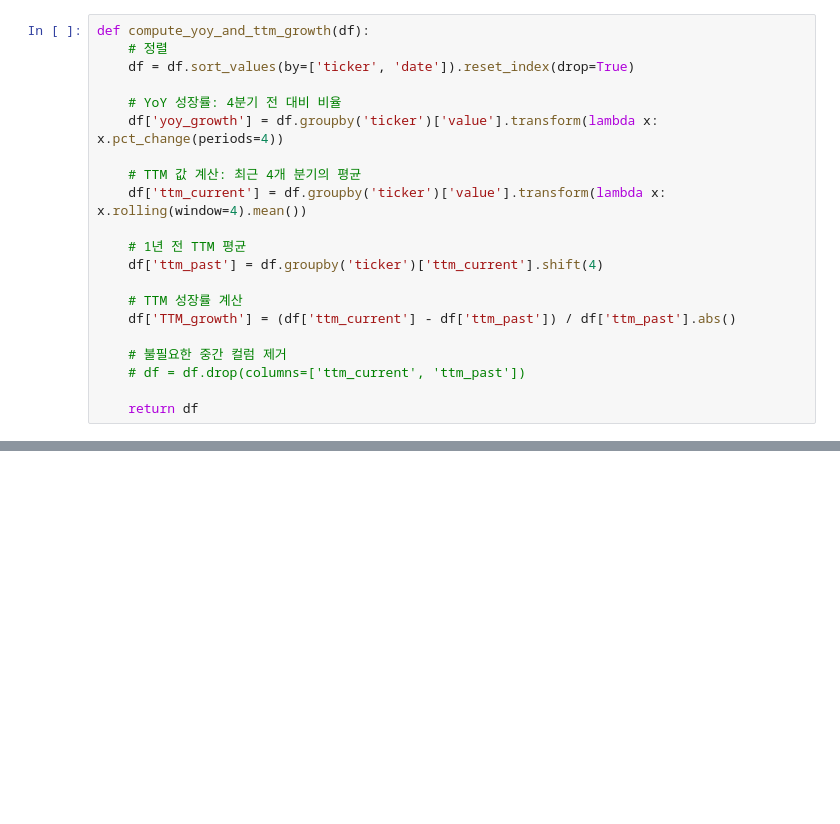
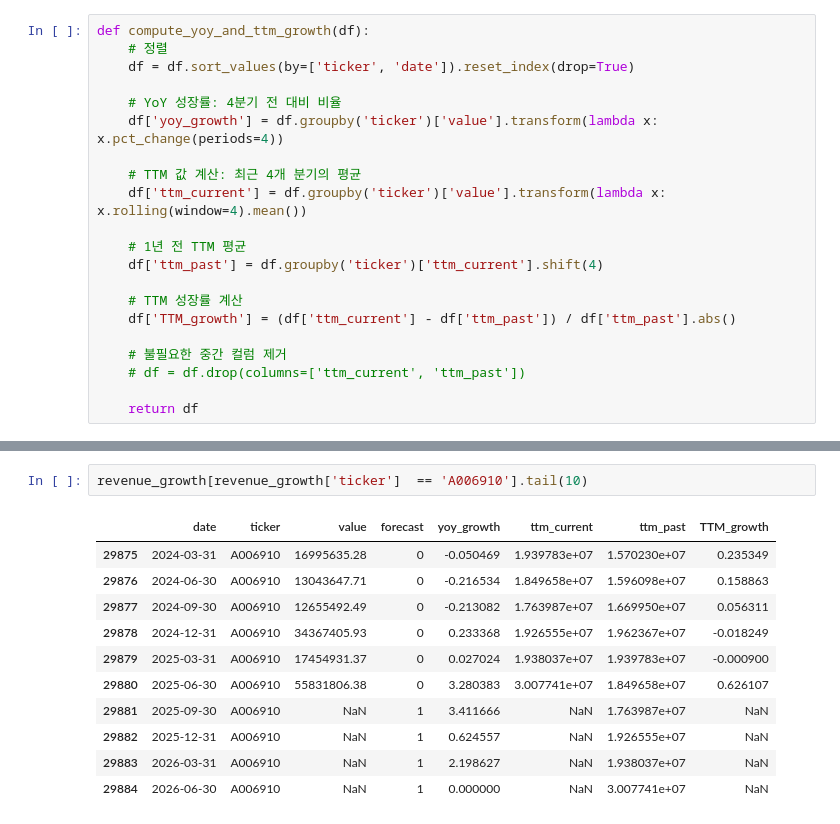
Before and after one commit to stox74/stock_forecast, a Jupyter notebook: Korea_Market/analysis/한국전체기업_매출_시계열분석.ipynb, the cells around one changed output, grey strips where cells are left out. Cells and saved outputs as stored; diff of their text form; blank space fills up the shorter version.

```diff
--- a/Korea_Market/analysis/한국전체기업_매출_시계열분석.ipynb
+++ b/Korea_Market/analysis/한국전체기업_매출_시계열분석.ipynb
@@ -297,0 +307,14 @@ sorted_df_resize[(sorted_df_resize['value']!=0) & (sorted_df_resize['ticker']=='
+# %%
+revenue_growth[revenue_growth['ticker']  == 'A006910'].tail(10)
+# %% [output]
+|  | date | ticker | value | forecast | yoy_growth | ttm_current | ttm_past | TTM_growth |
+| 29875 | 2024-03-31 | A006910 | 16995635.28 | 0 | -0.050469 | 1.939783e+07 | 1.570230e+07 | 0.235349 |
+| 29876 | 2024-06-30 | A006910 | 13043647.71 | 0 | -0.216534 | 1.849658e+07 | 1.596098e+07 | 0.158863 |
+| 29877 | 2024-09-30 | A006910 | 12655492.49 | 0 | -0.213082 | 1.763987e+07 | 1.669950e+07 | 0.056311 |
+| 29878 | 2024-12-31 | A006910 | 34367405.93 | 0 | 0.233368 | 1.926555e+07 | 1.962367e+07 | -0.018249 |
+| 29879 | 2025-03-31 | A006910 | 17454931.37 | 0 | 0.027024 | 1.938037e+07 | 1.939783e+07 | -0.000900 |
+| 29880 | 2025-06-30 | A006910 | 55831806.38 | 0 | 3.280383 | 3.007741e+07 | 1.849658e+07 | 0.626107 |
+| 29881 | 2025-09-30 | A006910 | NaN | 1 | 3.411666 | NaN | 1.763987e+07 | NaN |
+| 29882 | 2025-12-31 | A006910 | NaN | 1 | 0.624557 | NaN | 1.926555e+07 | NaN |
+| 29883 | 2026-03-31 | A006910 | NaN | 1 | 2.198627 | NaN | 1.938037e+07 | NaN |
+| 29884 | 2026-06-30 | A006910 | NaN | 1 | 0.000000 | NaN | 3.007741e+07 | NaN |
```
Also changed, not shown: parts of 12 cells of this notebook, 9 other files.
